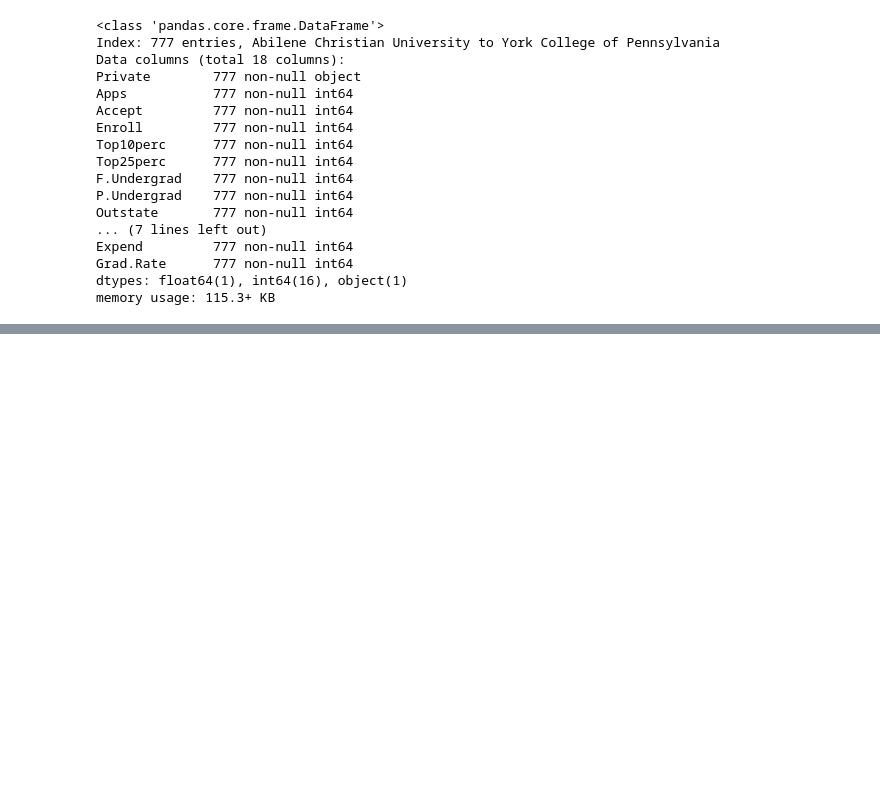
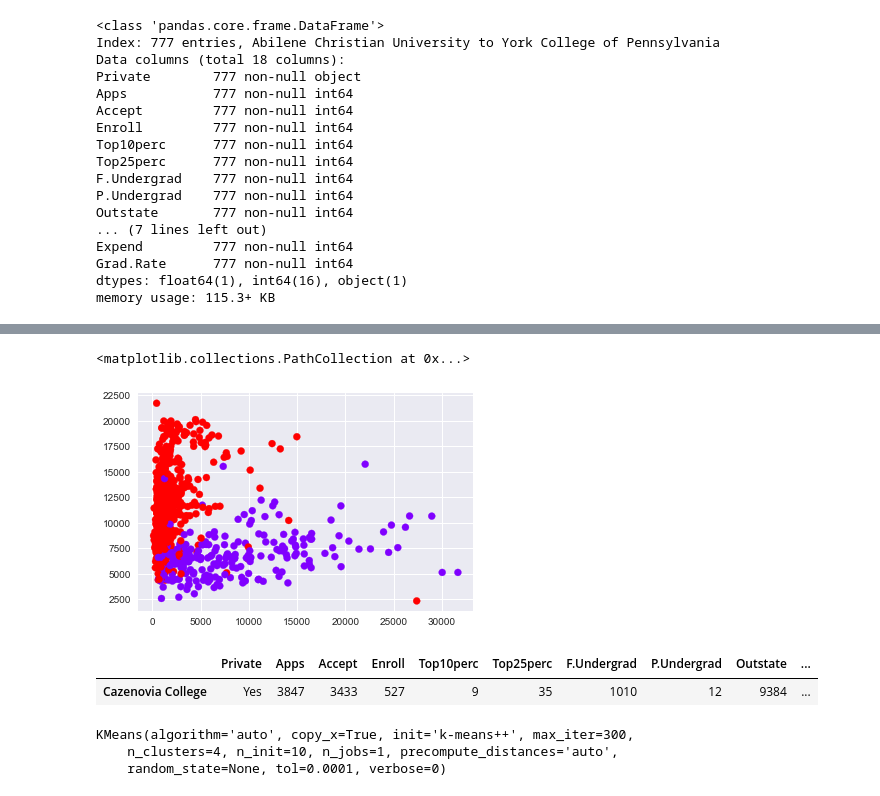
Before and after one commit to bcutrell/study, a Jupyter notebook: python/data-science/machine-learning/k_means_clustering.ipynb, the cells around one changed output, grey strips where cells are left out. Drawn from its saved outputs; the diff is of its cells as text; code cells hidden in the pictures; blank space fills up the shorter version.

Commit message:
finishes k means clustering project

```diff
--- a/python/data-science/machine-learning/k_means_clustering.ipynb
+++ b/python/data-science/machine-learning/k_means_clustering.ipynb
@@ -103,0 +109,5 @@ df.describe()
+# %%
+plt.scatter(df['F.Undergrad'], df['Outstate'], c=(df['Private'] == 'Yes'), cmap='rainbow')
+# %% [output]
+<matplotlib.collections.PathCollection at 0x...>
+[figure, added]
@@ -103,0 +116,5 @@ df.describe()
+# %%
+df.loc[df['Grad.Rate'] > 100]
+# %% [output]
+|  | Private | Apps | Accept | Enroll | Top10perc | Top25perc | F.Undergrad | P.Undergrad | Outstate | ... |
+| Cazenovia College | Yes | 3847 | 3433 | 527 | 9 | 35 | 1010 | 12 | 9384 | ... |
@@ -103,0 +127,6 @@ df.describe()
+# %%
+kmeans.fit(features)
+# %% [output]
+KMeans(algorithm='auto', copy_x=True, init='k-means++', max_iter=300,
+    n_clusters=4, n_init=10, n_jobs=1, precompute_distances='auto',
+    random_state=None, tol=0.0001, verbose=0)
```
Also changed, not shown: parts of 11 cells of this notebook.
